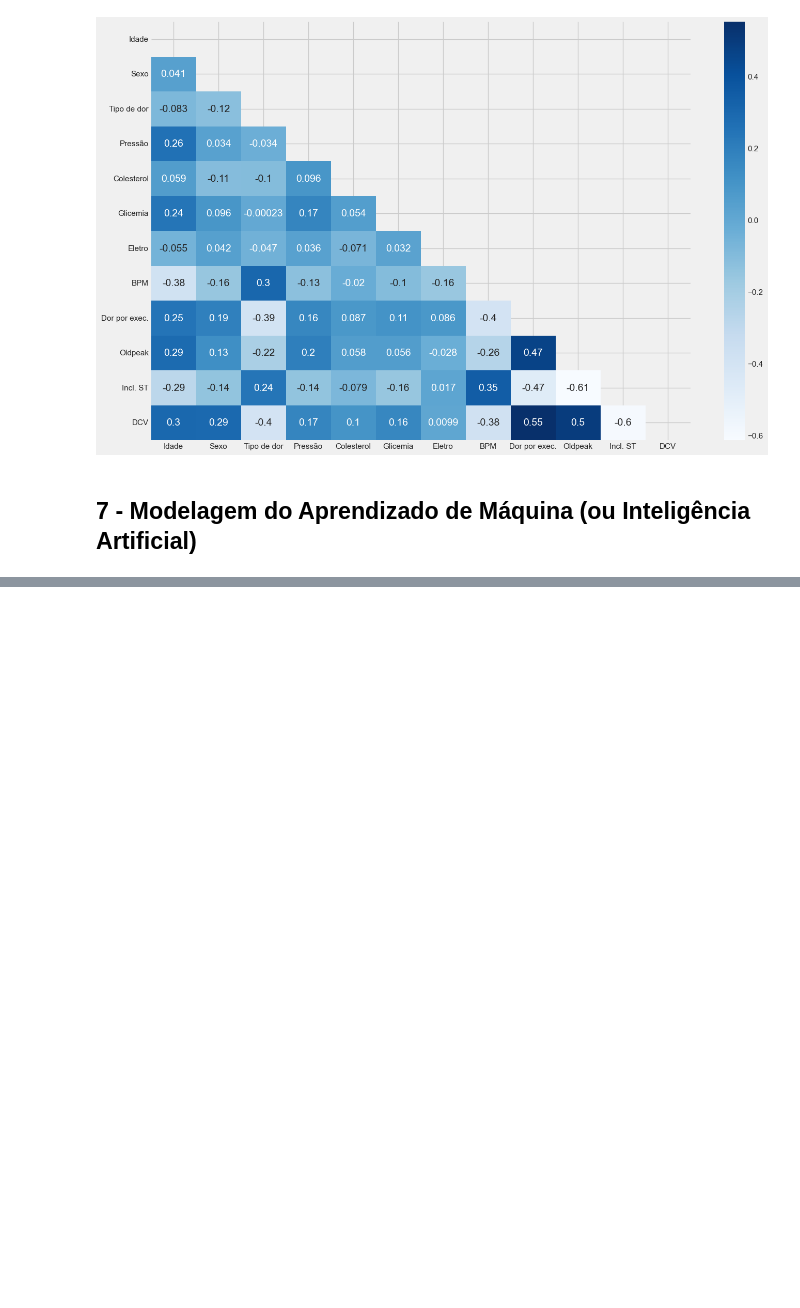
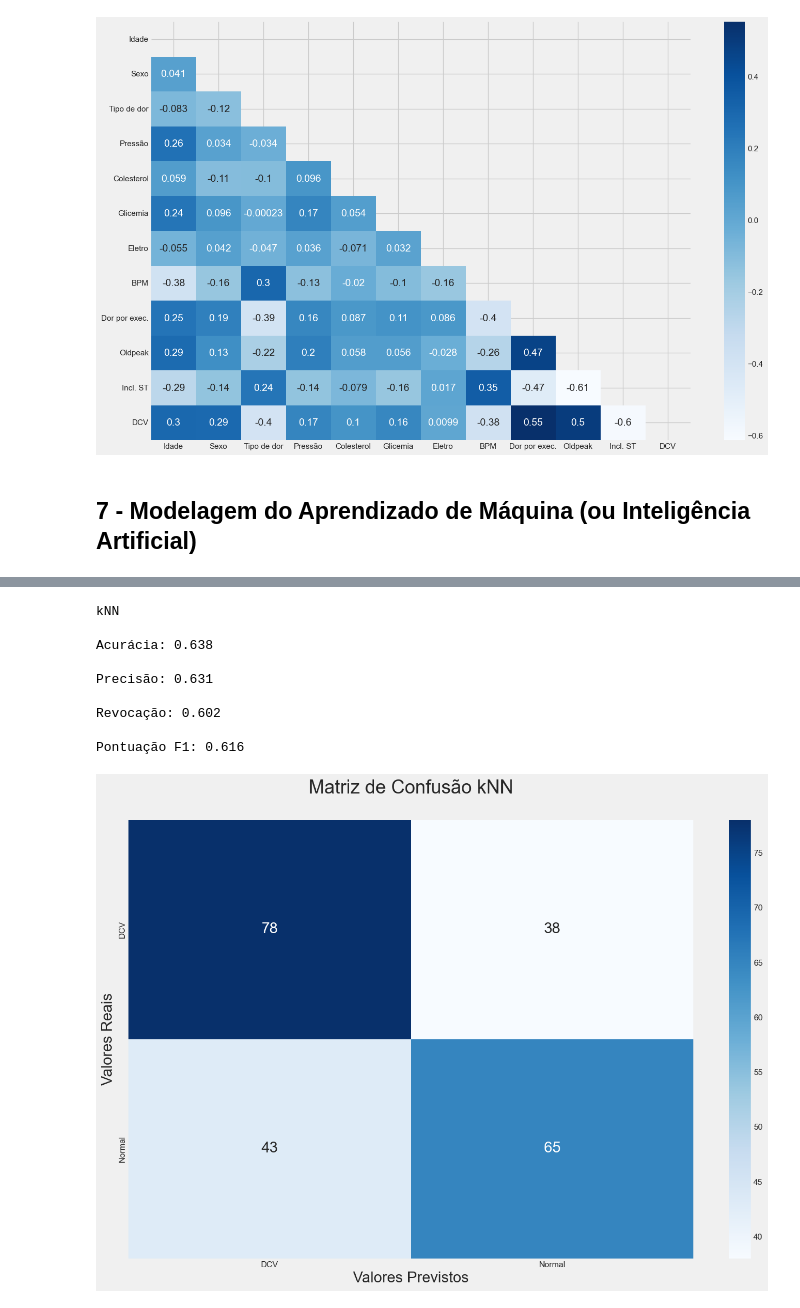
Before and after one commit to Thurcavalcante/analise-projeto-final-, a Jupyter notebook: index.ipynb, the cells around one changed output, grey strips where cells are left out. Drawn from its saved outputs; the diff is of its cells as text; code cells hidden in the pictures; blank space fills up the shorter version.

```diff
--- a/index.ipynb
+++ b/index.ipynb
@@ -474,0 +512,3 @@ X_treino, X_teste, Y_treino, Y_teste = train_test_split(x, y, train_size=0.7, ra
+# %%
+# Treinar o kNN
+knn.fit(X_treino, y_treino)
@@ -474,0 +605,14 @@ X_treino, X_teste, Y_treino, Y_teste = train_test_split(x, y, train_size=0.7, ra
+# %%
+# Mostrar as métricas e a matriz de confusão de kNN
+metricas(X_teste, y_teste, knn, 'kNN')
+# %% [output]
+kNN
+
+Acurácia: 0.638
+
+Precisão: 0.631
+
+Revocação: 0.602
+
+Pontuação F1: 0.616
+[figure, added]
```
Also changed, not shown: parts of 29 cells of this notebook.
